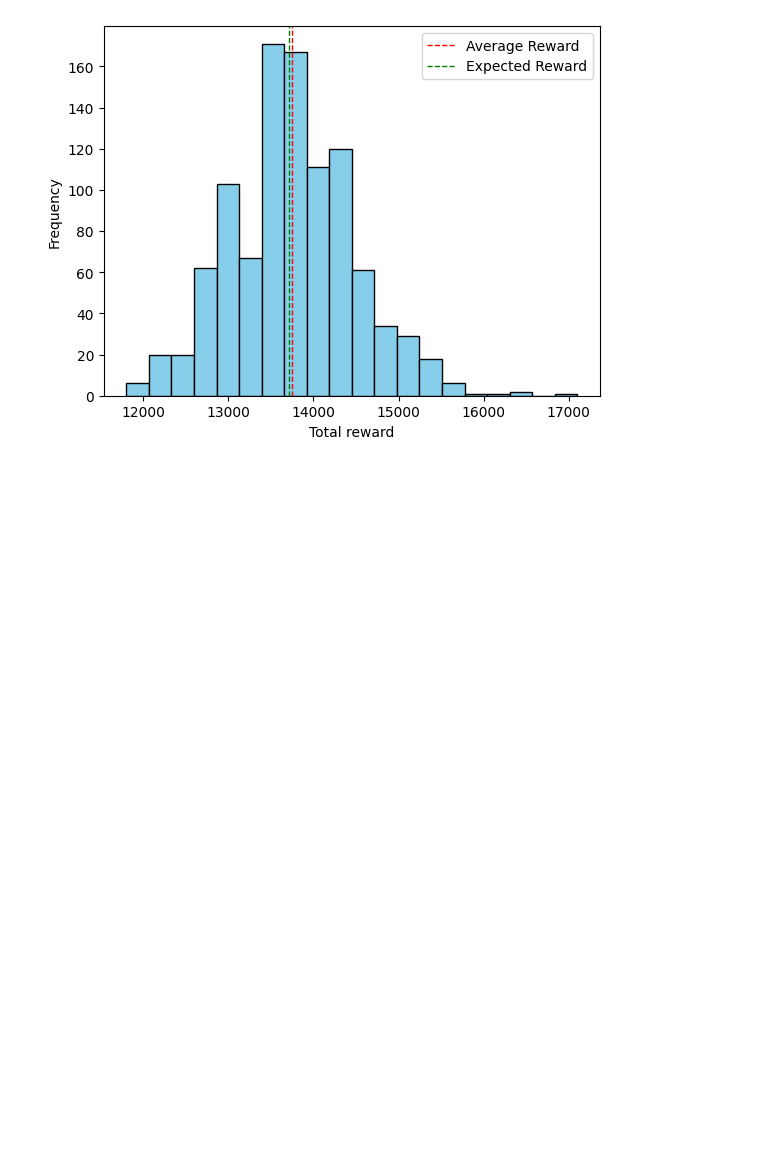
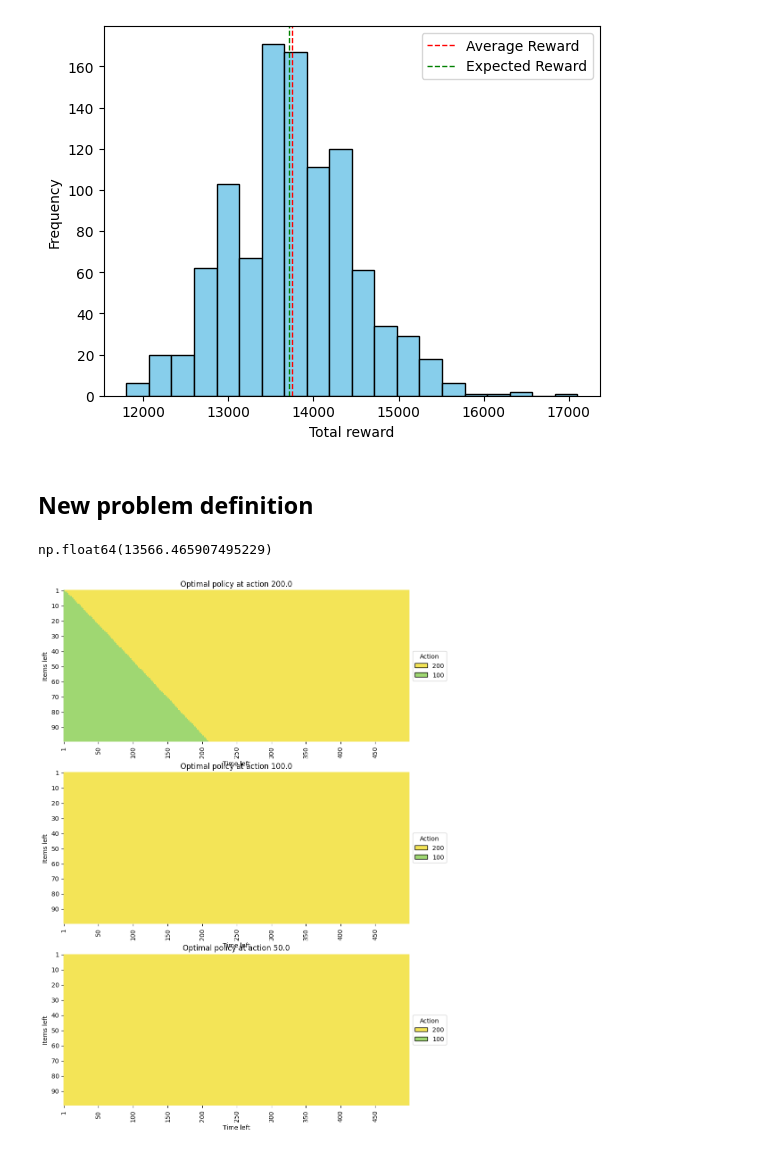
Before and after one commit to michelexyz/RL-assignments, a Jupyter notebook: product_sell/main.ipynb, the cells around one changed output. Drawn from its saved outputs; the diff is of its cells as text; code cells hidden in the pictures; blank space fills up the shorter version.

```diff
--- a/product_sell/main.ipynb
+++ b/product_sell/main.ipynb
@@ -150,3 +159,5 @@ plt.legend(['Average Reward', 'Expected Reward'])
 plt.show()
 # %% [output]
 [figure]
+# %% [markdown]
+## New problem definition
@@ -152,0 +202,39 @@ plt.show()
+# %%
+# get the expected reward of element (100, 0, 500) in the value matrix
+
+v_matrix[100, 0, 500]
+# %% [output]
+np.float64(13566.465907495229)
+# %%
+# plot the optimal policy as a heatmap at different time steps
+
+import matplotlib.pyplot as plt
+import seaborn as sns
+import matplotlib.patches as mpatches
+
+fig, ax = plt.subplots(3, 1, figsize=(10, 15))
+
+for i in range(3):
+
+    sns.heatmap(alpha_matrix[1:, i, 1:], cmap= ["#F3E457","#9FD772"], ax=ax[i], cbar=False)
+
+    ax[i].set_yticks(np.arange(0, 100, 10) + 0.5)
+
+    ax[i].set_yticklabels(np.concatenate([np.asarray([1]), np.arange(10, 100, 10)]))
+
+    ax[i].set_xticks(np.arange(0, 500, 50) + 0.5)
+
+    ax[i].set_xticklabels(np.concatenate([np.asarray([1]), np.arange(50, 500, 50)]))
+
+    ax[i].set_xlabel('Time left')
+
+    ax[i].set_ylabel('Items left')
+
+
+    ax[i].legend(handles=legend_elements, title='Action', loc='center left', bbox_to_anchor=(1, 0.5))
+
+    ax[i].set_title(f'Optimal policy at action {actions[i]}')
+
+plt.show()
+# %% [output]
+[figure, added]
```
Also changed, not shown: parts of 8 cells of this notebook.
